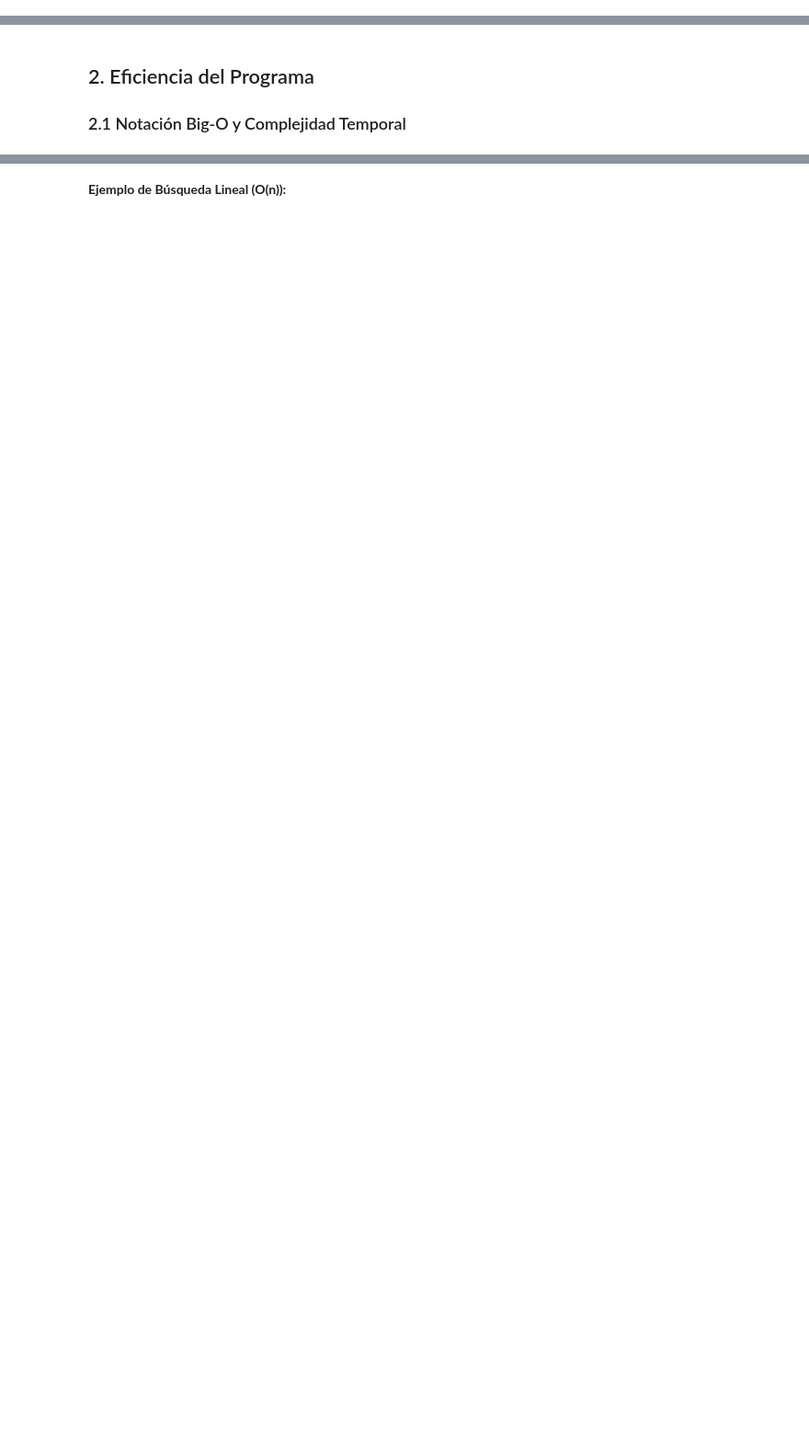
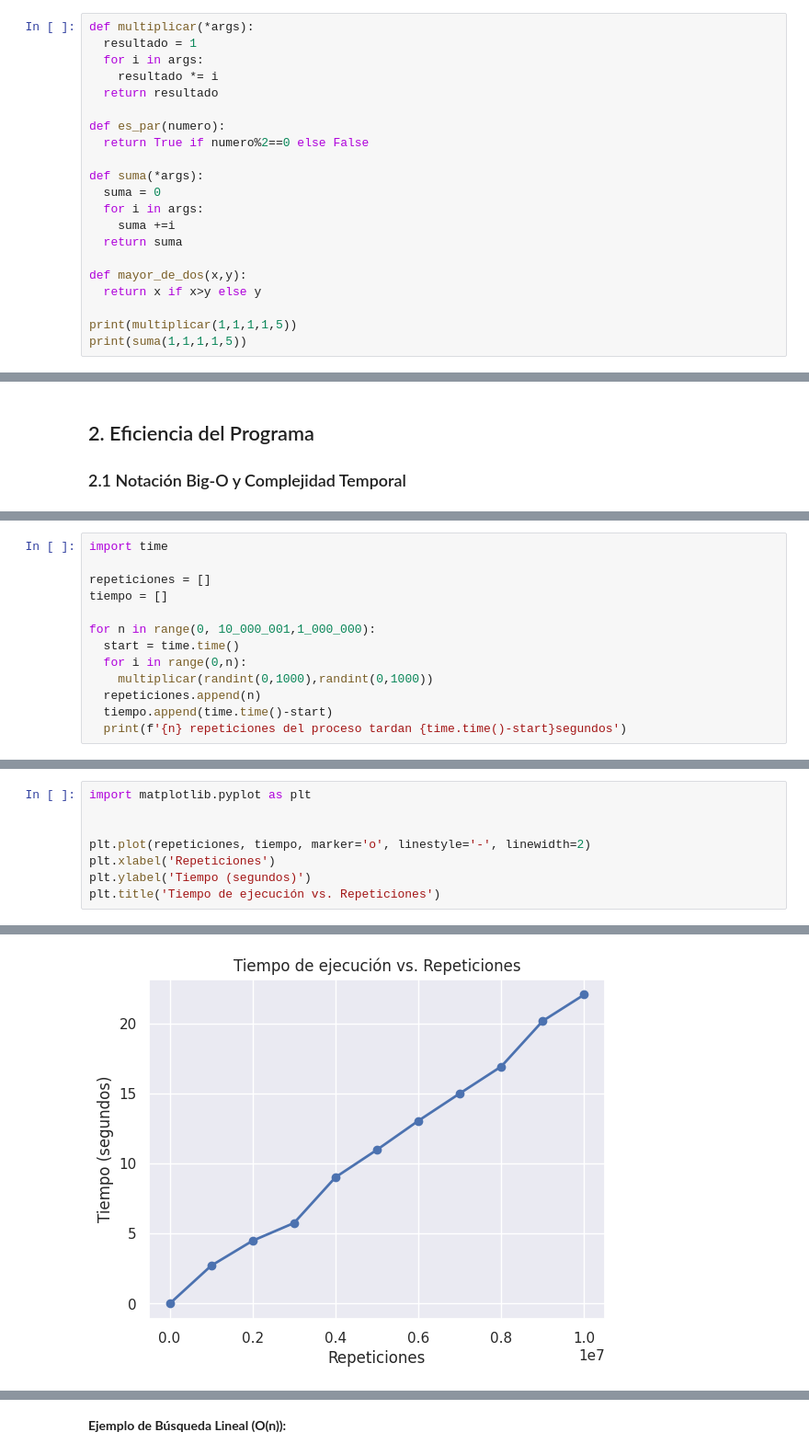
Before and after one commit to hvu88/Programacion_101, a Jupyter notebook: 01_Introduccion_a_Python/05_Eficiencia_de_Programa_Algoritmos_Recursivos_e_Introducción_a_Funciones.ipynb, the cells around one changed output, grey strips where cells are left out. Shown at 92% size. Saved outputs shown, nothing was run; the diff lists cells and outputs as text; blank space fills up the shorter version.

```diff
--- a/01_Introduccion_a_Python/05_Eficiencia_de_Programa_Algoritmos_Recursivos_e_Introducción_a_Funciones.ipynb
+++ b/01_Introduccion_a_Python/05_Eficiencia_de_Programa_Algoritmos_Recursivos_e_Introducción_a_Funciones.ipynb
@@ -47,0 +53,21 @@ Crea una función llamada es_par(numero) que reciba un número y devuelva True s
+# %%
+def multiplicar(*args):
+  resultado = 1
+  for i in args:
+    resultado *= i
+  return resultado
+
+def es_par(numero):
+  return True if numero%2==0 else False
+
+def suma(*args):
+  suma = 0
+  for i in args:
+    suma +=i
+  return suma
+
+def mayor_de_dos(x,y):
+  return x if x>y else y
+
+print(multiplicar(1,1,1,1,5))
+print(suma(1,1,1,1,5))
@@ -168,0 +132,13 @@ Las funciones permiten organizar algoritmos que se pueden medir en términos de
+# %%
+import time
+
+repeticiones = []
+tiempo = []
+
+for n in range(0, 10_000_001,1_000_000):
+  start = time.time()
+  for i in range(0,n):
+    multiplicar(randint(0,1000),randint(0,1000))
+  repeticiones.append(n)
+  tiempo.append(time.time()-start)
+  print(f'{n} repeticiones del proceso tardan {time.time()-start}segundos')
@@ -168,0 +157,9 @@ Las funciones permiten organizar algoritmos que se pueden medir en términos de
+# %%
+import matplotlib.pyplot as plt
+
+
+plt.plot(repeticiones, tiempo, marker='o', linestyle='-', linewidth=2)
+plt.xlabel('Repeticiones')
+plt.ylabel('Tiempo (segundos)')
+plt.title('Tiempo de ejecución vs. Repeticiones')
+# %% [output]
@@ -168,0 +167 @@ Las funciones permiten organizar algoritmos que se pueden medir en términos de
+[figure, added]
```
Also changed, not shown: parts of 70 cells of this notebook.
